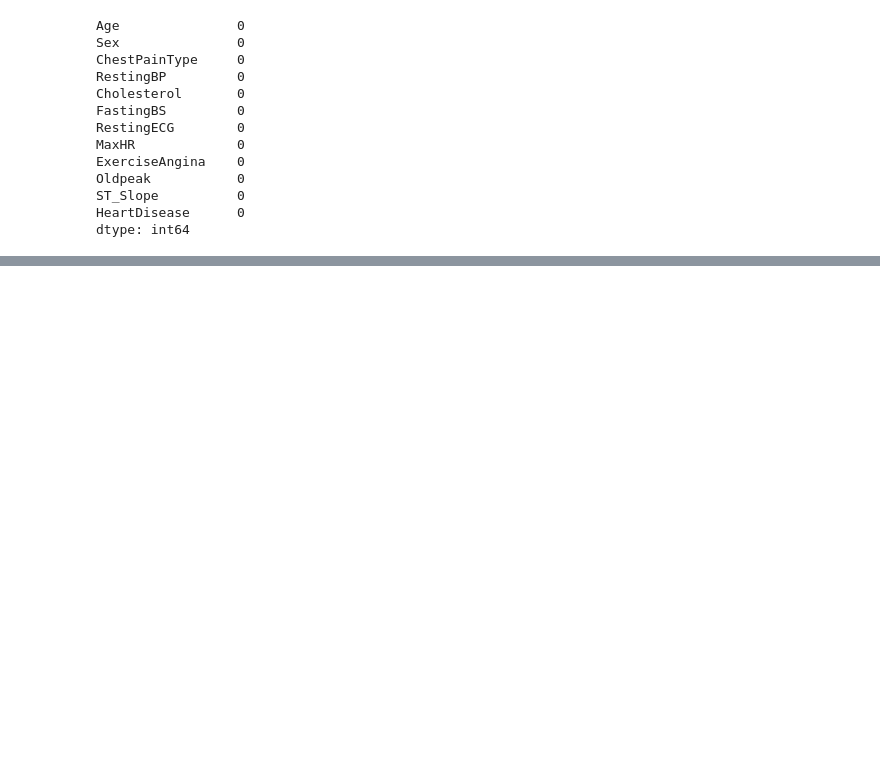
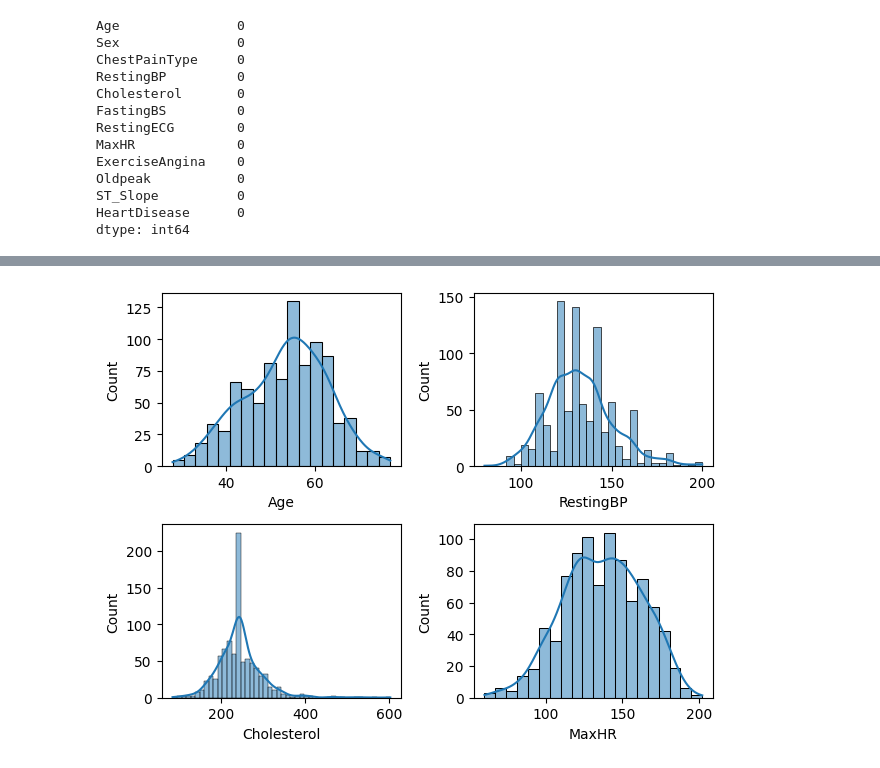
Before and after one commit to mzaid622/Data-Science-Course, a Jupyter notebook: ML-Part1/Heart.ipynb, the cells around one changed output, grey strips where cells are left out. Saved outputs shown, nothing was run; the diff lists cells and outputs as text; code cells hidden in the pictures; blank space fills up the shorter version.

```diff
--- a/ML-Part1/Heart.ipynb
+++ b/ML-Part1/Heart.ipynb
@@ -93,0 +172,9 @@ def plotting(var,num):
+# %%
+plotting('Age',1)
+plotting('RestingBP',2)
+plotting('Cholesterol',3)
+plotting('MaxHR',4)
+
+plt.tight_layout()
+# %% [output]
+[figure, added]
```
Also changed, not shown: parts of 21 cells of this notebook.
